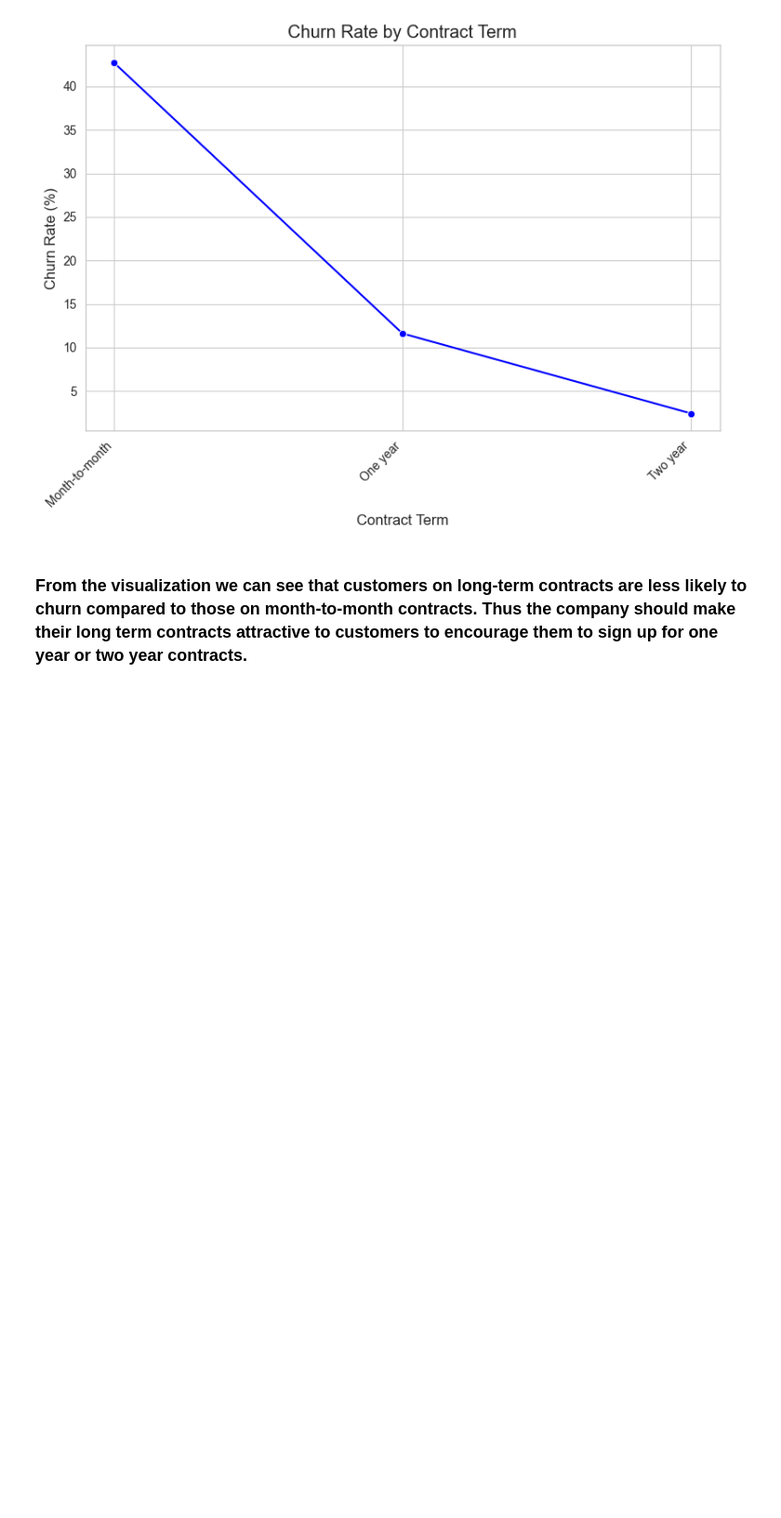
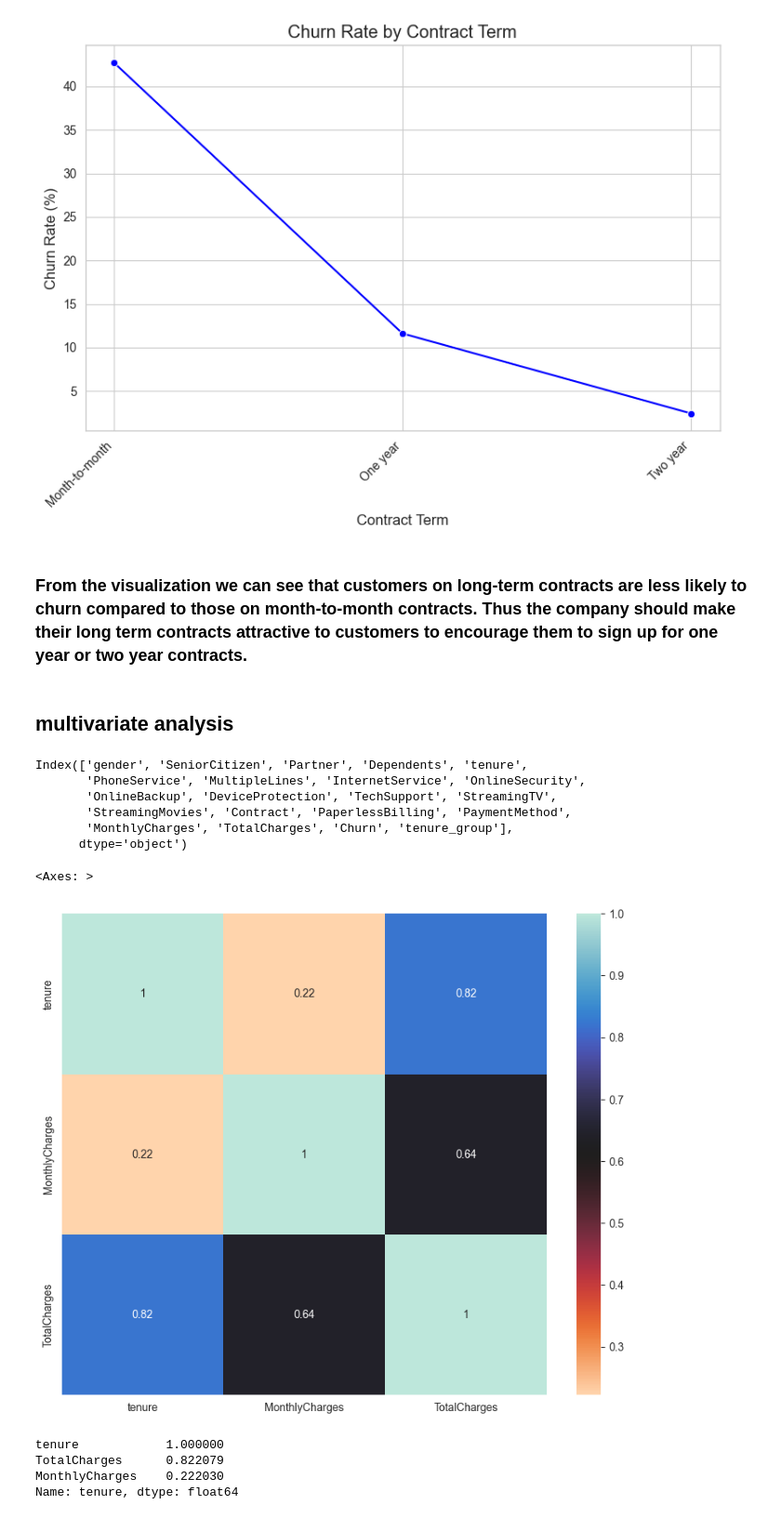
Before and after one commit to phinmaiyo/Telco-Churn-Analysis, a Jupyter notebook: Telco_Churn.ipynb, the cells around one changed output. Shown at 93% size. Cells and saved outputs as stored; diff of their text form; code cells hidden in the pictures; blank space fills up the shorter version.

```diff
--- a/Telco_Churn.ipynb
+++ b/Telco_Churn.ipynb
@@ -1268,3 +1268,36 @@ plt.show()
 [figure]
 # %% [markdown]
 ### From the visualization we can see that customers on long-term contracts are less likely to churn compared to those on month-to-month contracts. Thus the company should make their long term contracts attractive to customers to encourage them to sign up for one year or two year contracts.
+# %% [markdown]
+## multivariate analysis
+# %%
+df_train.columns
+# %% [output]
+Index(['gender', 'SeniorCitizen', 'Partner', 'Dependents', 'tenure',
+       'PhoneService', 'MultipleLines', 'InternetService', 'OnlineSecurity',
+       'OnlineBackup', 'DeviceProtection', 'TechSupport', 'StreamingTV',
+       'StreamingMovies', 'Contract', 'PaperlessBilling', 'PaymentMethod',
+       'MonthlyCharges', 'TotalCharges', 'Churn', 'tenure_group'],
+      dtype='object')
+# %%
+# now lets look at the relationship between numeric columns
+# select numeric columns
+df1=df_train.drop(['gender', 'SeniorCitizen', 'Partner', 'Dependents','PhoneService', 'MultipleLines', 'InternetService', 'OnlineSecurity','OnlineBackup', 'DeviceProtection', 'TechSupport', 'StreamingTV','StreamingMovies', 'Contract', 'PaperlessBilling', 'PaymentMethod','Churn', 'tenure_group'], axis=1)
+df1.columns
+
+correlation = df1.corr()
+f, ax = plt.subplots(figsize = (10,8))
+sns.heatmap(correlation, annot = True,cmap='icefire_r')
+# %% [output]
+<Axes: >
+[figure, added]
+# %%
+# performing feature selection
+coff=abs(correlation['tenure'])
+coff=coff[coff>0.02]
+coff.sort_values(ascending=False)
+# %% [output]
+tenure            1.000000
+TotalCharges      0.822079
+MonthlyCharges    0.222030
+Name: tenure, dtype: float64
```
Also changed, not shown: parts of 1 cell of this notebook.
